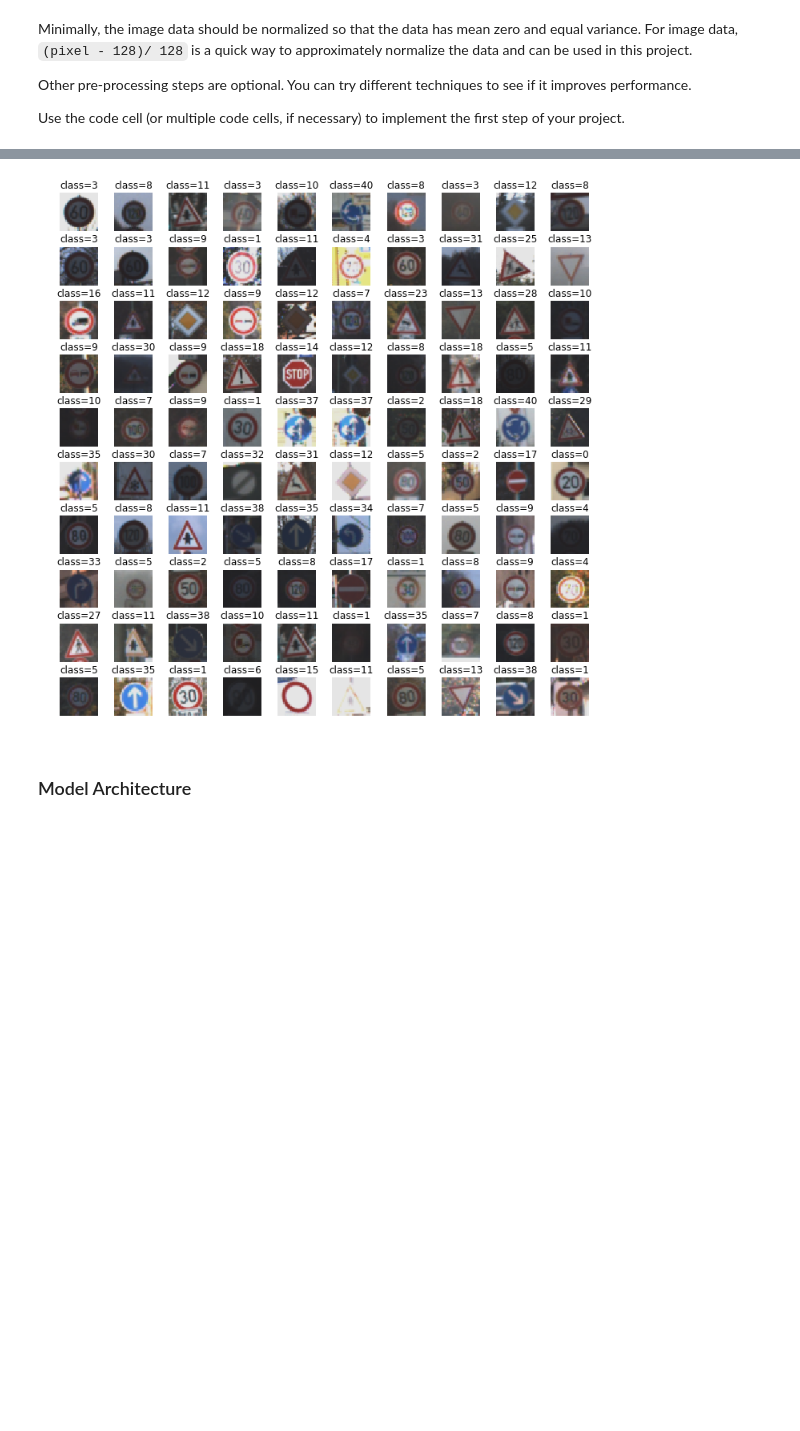
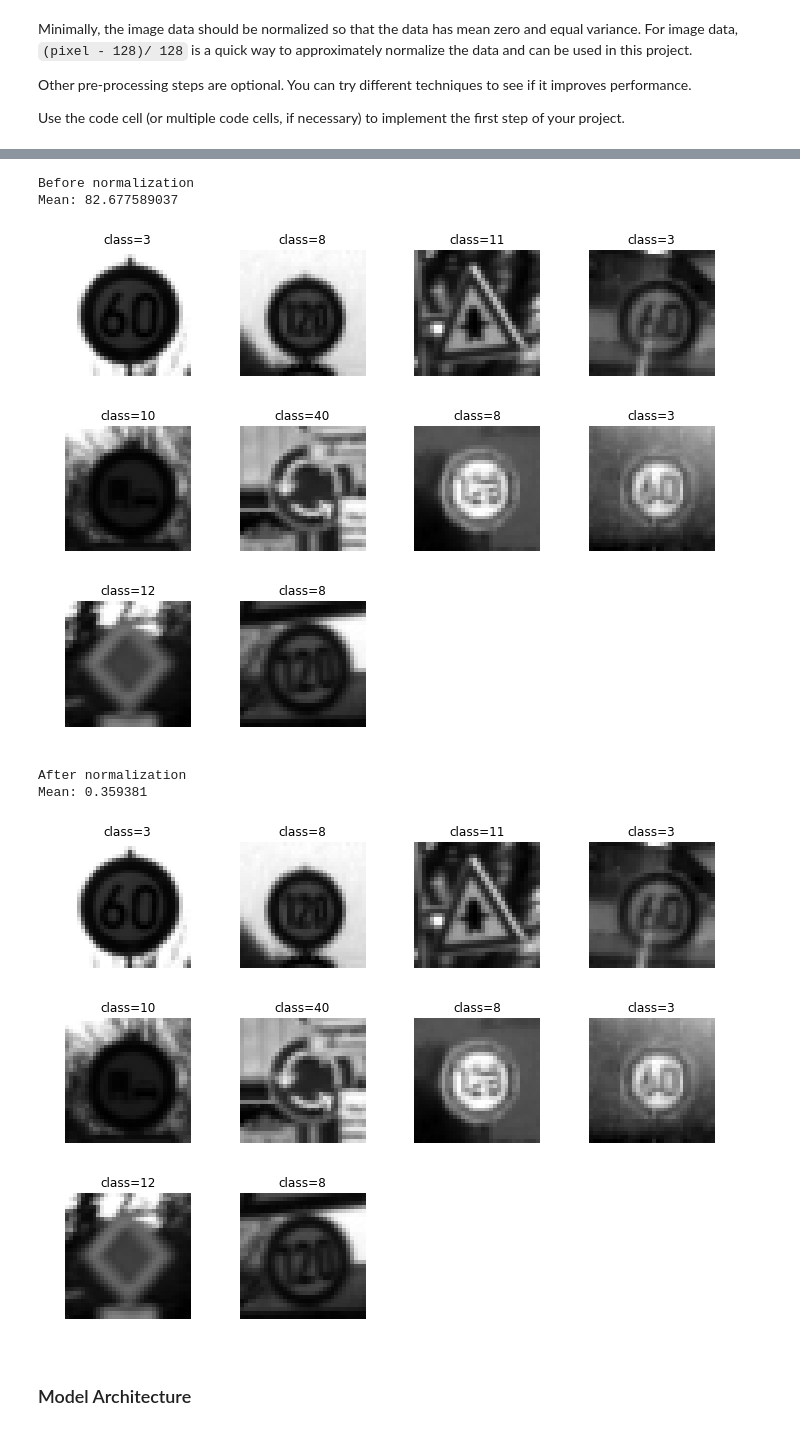
Before and after one commit to var7/CarND-Traffic-Sign-Classifier-Project, a Jupyter notebook: Traffic_Sign_Classifier.ipynb, the cells around one changed output, grey strips where cells are left out. Cells and saved outputs as stored; diff of their text form; code cells hidden in the pictures; blank space fills up the shorter version.

```diff
--- a/Traffic_Sign_Classifier.ipynb
+++ b/Traffic_Sign_Classifier.ipynb
@@ -336,5 +365,16 @@ show_multiple_images(X_train, y_train)
-# %%
-show_multiple_images(X_train_normalized, y_train)
-# %% [output]
-[figure, removed]
+# %%
+print('Before normalization')
+print('Mean:', np.mean(X_train_gray))
+show_multiple_images(X_train_gray, y_train, no_imgs=10, gray=True)
+
+print('After normalization')
+print('Mean:', np.mean(X_train_norm))
+show_multiple_images(X_train_norm, y_train, no_imgs=10, gray=True)
+# %% [output]
+Before normalization
+Mean: 82.677589037
+[figure, added]
+After normalization
+Mean: 0.359381
+[figure, added]
 # %%
```
Also changed, not shown: parts of 26 cells of this notebook.
